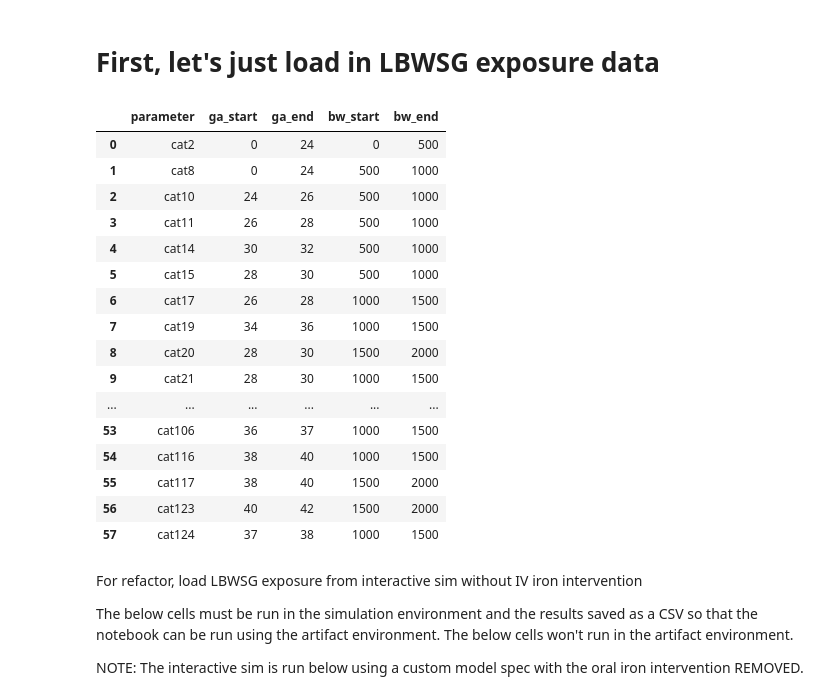
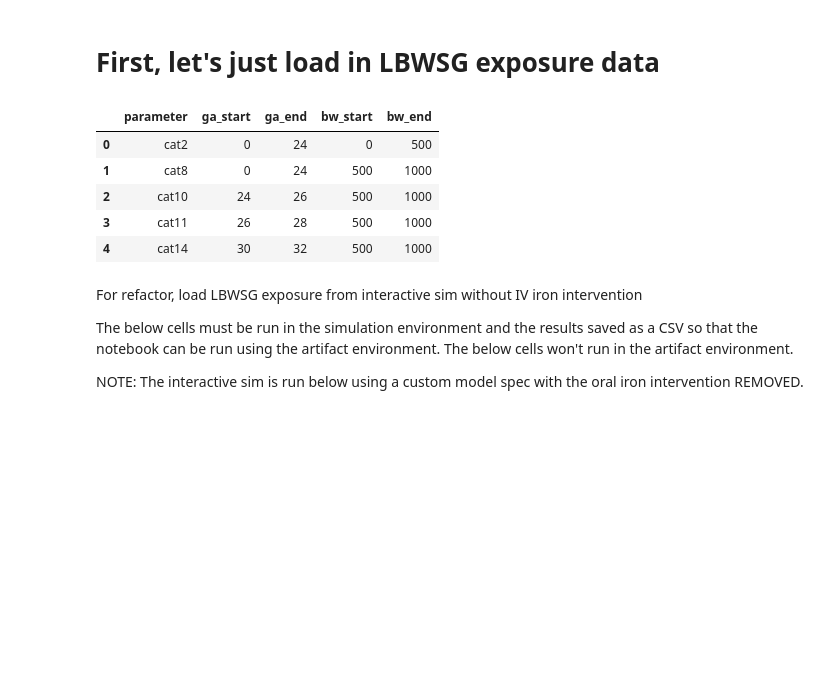
Before and after one commit to ihmeuw/vivarium_gates_mncnh, a Jupyter notebook: src/vivarium_gates_mncnh/data/ifa_mms_gestation_shifts/ifa_gestational_age_shifts.ipynb, the cells around one changed output. Drawn from its saved outputs; the diff is of its cells as text; code cells hidden in the pictures; blank space fills up the shorter version.

```diff
--- a/src/vivarium_gates_mncnh/data/ifa_mms_gestation_shifts/ifa_gestational_age_shifts.ipynb
+++ b/src/vivarium_gates_mncnh/data/ifa_mms_gestation_shifts/ifa_gestational_age_shifts.ipynb
@@ -237,27 +164,17 @@ Name: rr, dtype: float64
 import pandas as pd
 # %%
 # Load Nathaniel's CSV that map LBWSG categories to BW and GA continuous values
-art_exposure = pd.read_csv('lbwsg_category_data_gbd_2021.csv').rename(columns={'lbwsg_category':'parameter'})
+# FIX ME: Ali messed up this filepath... sorrry!
+art_exposure = pd.read_csv('../vivarium_gates_mncnh/src/vivarium_gates_mncnh/data/ifa_mms_gestation_shifts/lbwsg_category_data_gbd_2021.csv').rename(columns={'lbwsg_category':'parameter'})
 art_exposure = art_exposure[['parameter','ga_start','ga_end','bw_start','bw_end']] # Only keep the columns that we need right now
-art_exposure
+art_exposure.head()
 # %% [output]
 |  | parameter | ga_start | ga_end | bw_start | bw_end |
 | 0 | cat2 | 0 | 24 | 0 | 500 |
 | 1 | cat8 | 0 | 24 | 500 | 1000 |
 | 2 | cat10 | 24 | 26 | 500 | 1000 |
 | 3 | cat11 | 26 | 28 | 500 | 1000 |
 | 4 | cat14 | 30 | 32 | 500 | 1000 |
-| 5 | cat15 | 28 | 30 | 500 | 1000 |
-| 6 | cat17 | 26 | 28 | 1000 | 1500 |
-| 7 | cat19 | 34 | 36 | 1000 | 1500 |
-| 8 | cat20 | 28 | 30 | 1500 | 2000 |
-| 9 | cat21 | 28 | 30 | 1000 | 1500 |
-| ... | ... | ... | ... | ... | ... |
-| 53 | cat106 | 36 | 37 | 1000 | 1500 |
-| 54 | cat116 | 38 | 40 | 1000 | 1500 |
-| 55 | cat117 | 38 | 40 | 1500 | 2000 |
-| 56 | cat123 | 40 | 42 | 1500 | 2000 |
-| 57 | cat124 | 37 | 38 | 1000 | 1500 |
 # %% [markdown]
 For refactor, load LBWSG exposure from interactive sim without IV iron intervention
 
```
Also changed, not shown: parts of 29 cells of this notebook, 1 other file.
